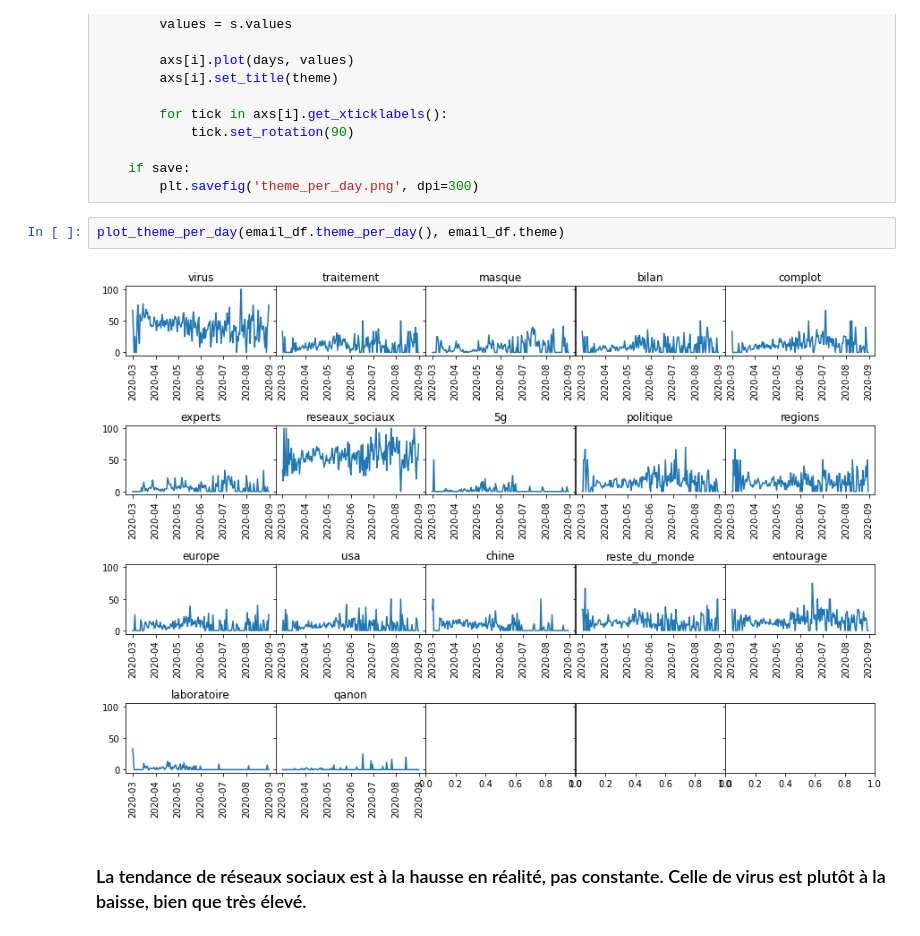
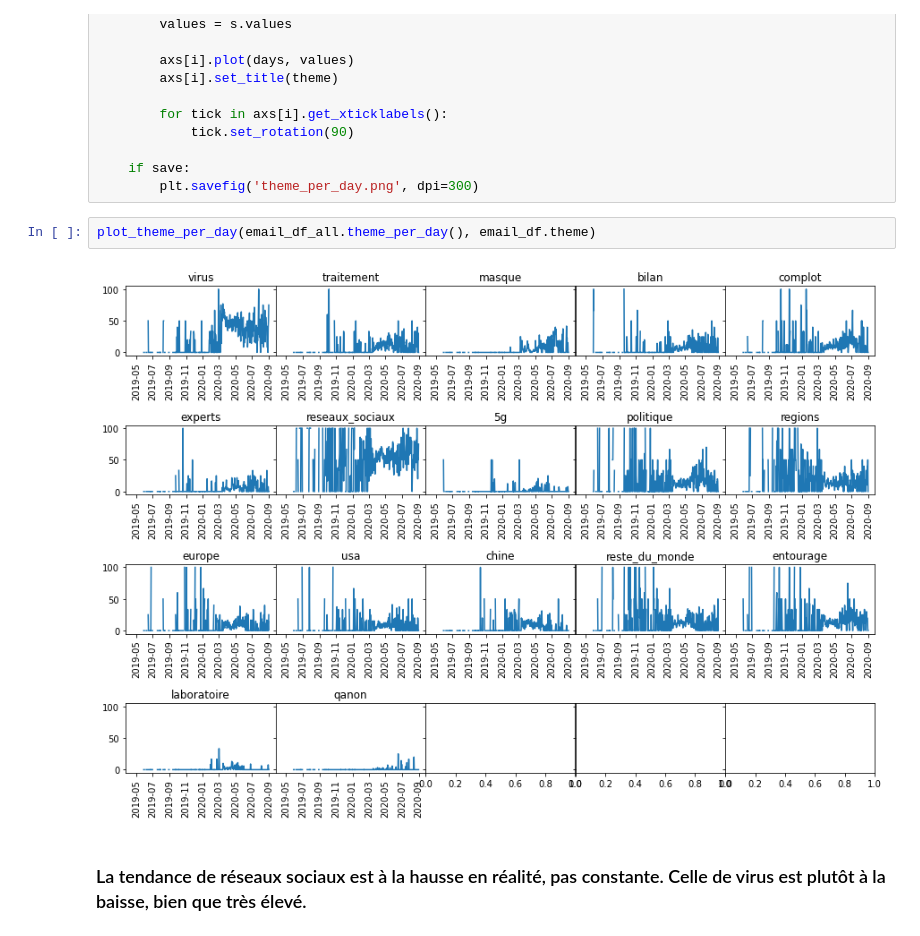
Before and after one commit to jaytouz/pyMboxAnalyser, a Jupyter notebook: notebook/3 - Analyses spécifiques.ipynb, the cells around one changed output. Cells and saved outputs as stored; diff of their text form.

```diff
--- a/notebook/3 - Analyses spécifiques.ipynb
+++ b/notebook/3 - Analyses spécifiques.ipynb
@@ -423,9 +433,9 @@ def plot_theme_per_day(theme_per_day, theme, n_col=5, save=False):
     if save:
         plt.savefig('theme_per_day.png', dpi=300)
 # %%
-plot_theme_per_day(email_df.theme_per_day(), email_df.theme)
+plot_theme_per_day(email_df_all.theme_per_day(), email_df.theme)
 # %% [output]
-[figure, old version]
+[figure, new version]
 # %% [markdown]
 ### La tendance de réseaux sociaux est à la hausse en réalité, pas constante. Celle de virus est plutôt à la baisse, bien que très élevé.
 # %%
```
Also changed, not shown: parts of 57 cells of this notebook, 23 other files.
